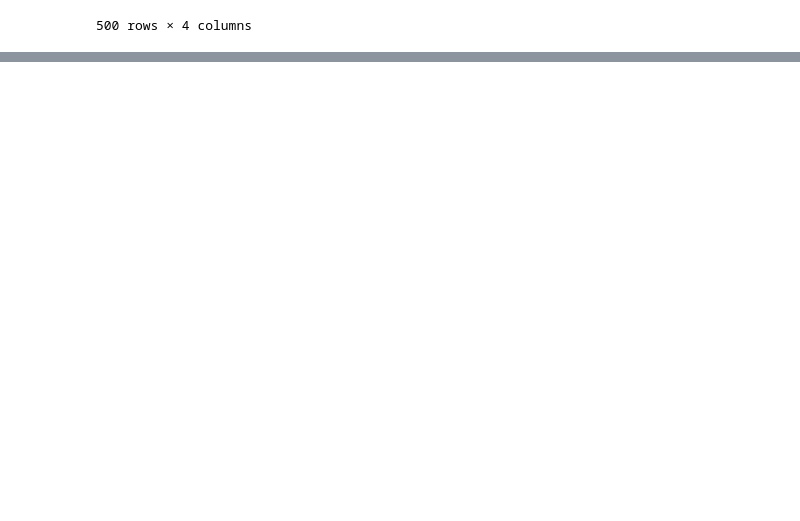
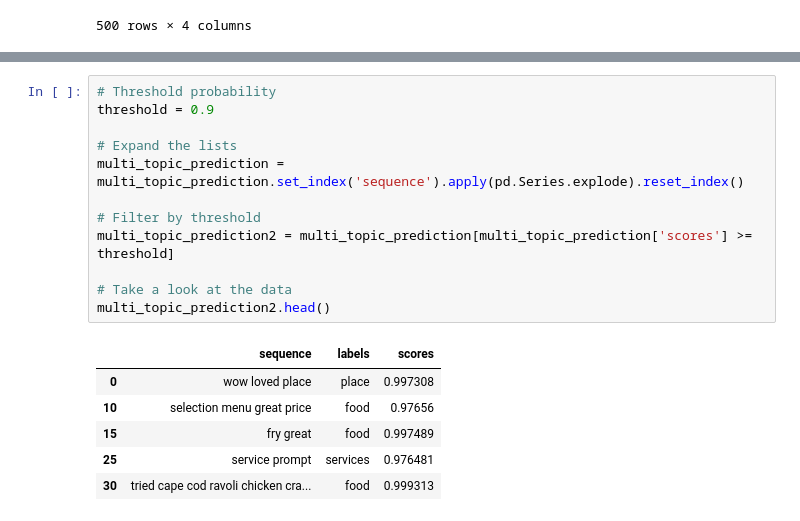
Before and after one commit to shreyasriram4/h2o2.ai, a Jupyter notebook: notebooks/voc_topicmodel_prototype.ipynb, the cells around one changed output, grey strips where cells are left out. Saved outputs shown, nothing was run; the diff lists cells and outputs as text; blank space fills up the shorter version.

```diff
--- a/notebooks/voc_topicmodel_prototype.ipynb
+++ b/notebooks/voc_topicmodel_prototype.ipynb
@@ -544,0 +563,19 @@ single_topic_prediction[["sequence", "predicted_topic"]].join(bert_topic, lsuffi
+# %%
+# Threshold probability
+threshold = 0.9
+
+# Expand the lists
+multi_topic_prediction = multi_topic_prediction.set_index('sequence').apply(pd.Series.explode).reset_index()
+
+# Filter by threshold
+multi_topic_prediction2 = multi_topic_prediction[multi_topic_prediction['scores'] >= threshold]
+
+# Take a look at the data
+multi_topic_prediction2.head()
+# %% [output]
+|  | sequence | labels | scores |
+| 0 | wow loved place | place | 0.997308 |
+| 10 | selection menu great price | food | 0.97656 |
+| 15 | fry great | food | 0.997489 |
+| 25 | service prompt | services | 0.976481 |
+| 30 | tried cape cod ravoli chicken cra... | food | 0.999313 |
```
Also changed, not shown: parts of 3 cells of this notebook.
